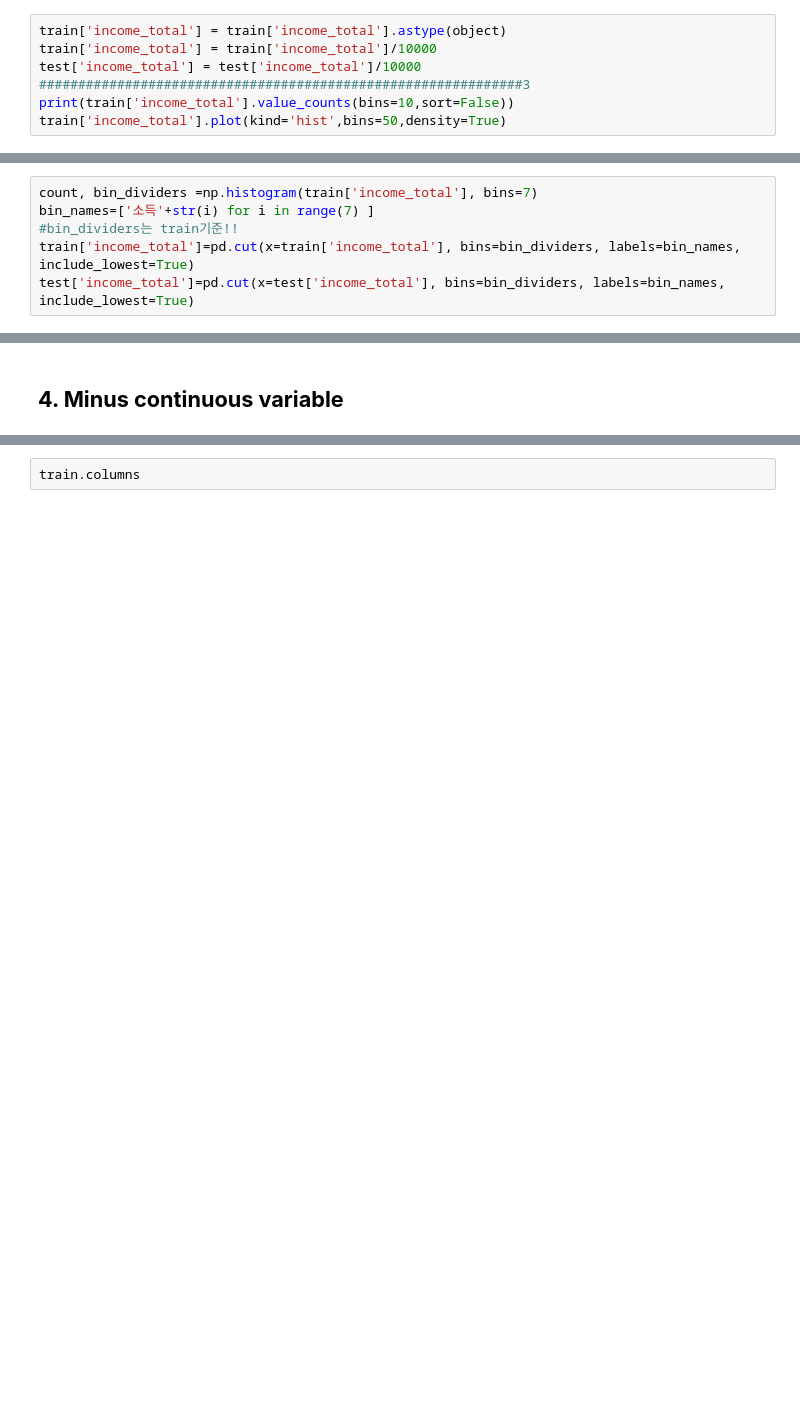
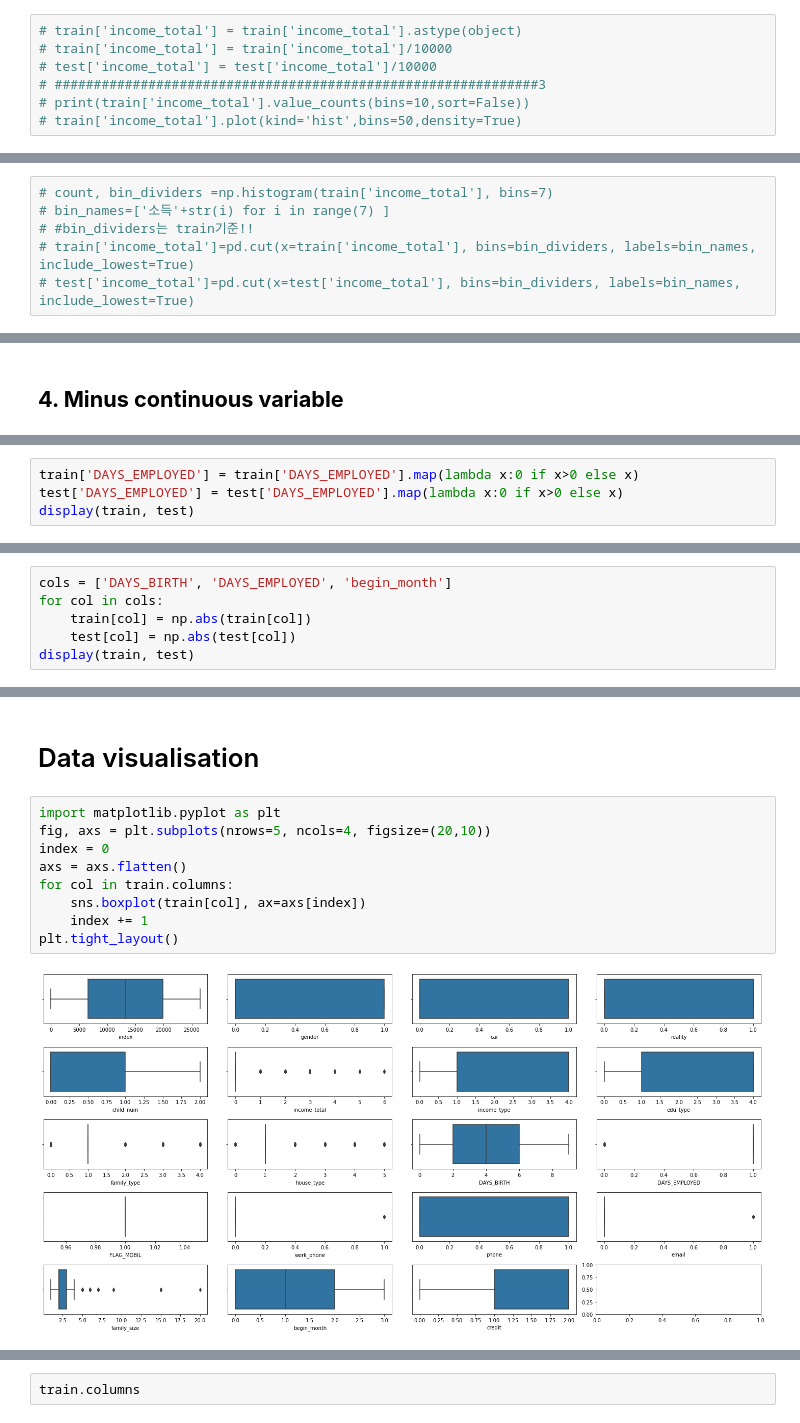
Before and after one commit to Yena-Ahn/Machine-Learning-Study, a Jupyter notebook: credit_card/credit_card_pred.ipynb, the cells around one changed output, grey strips where cells are left out. Drawn from its saved outputs; the diff is of its cells as text; blank space fills up the shorter version.

```diff
--- a/credit_card/credit_card_pred.ipynb
+++ b/credit_card/credit_card_pred.ipynb
@@ -173,12 +253,12 @@ test.loc[test['child_num']>=2, 'child_num']=2
 # %% [markdown]
 ### (2) inc
 # %%
-train['income_total'] = train['income_total'].astype(object)
-train['income_total'] = train['income_total']/10000
-test['income_total'] = test['income_total']/10000
-##############################################################3
-print(train['income_total'].value_counts(bins=10,sort=False))
-train['income_total'].plot(kind='hist',bins=50,density=True)
+# train['income_total'] = train['income_total'].astype(object)
+# train['income_total'] = train['income_total']/10000
+# test['income_total'] = test['income_total']/10000
+# ##############################################################3
+# print(train['income_total'].value_counts(bins=10,sort=False))
+# train['income_total'].plot(kind='hist',bins=50,density=True)
 # %% [output]
 (2.544, 18.18]      16212
 (18.18, 33.66]       8330
@@ -194,8 +274,8 @@ Name: income_total, dtype: int64
 <AxesSubplot:ylabel='Frequency'>
 [figure]
 # %%
-count, bin_dividers =np.histogram(train['income_total'], bins=7)
-bin_names=['소득'+str(i) for i in range(7) ]
-#bin_dividers는 train기준!!
-train['income_total']=pd.cut(x=train['income_total'], bins=bin_dividers, labels=bin_names, include_lowest=True)
-test['income_total']=pd.cut(x=test['income_total'], bins=bin_dividers, labels=bin_names, include_lowest=True)
+# count, bin_dividers =np.histogram(train['income_total'], bins=7)
+# bin_names=['소득'+str(i) for i in range(7) ]
+# #bin_dividers는 train기준!!
+# train['income_total']=pd.cut(x=train['income_total'], bins=bin_dividers, labels=bin_names, include_lowest=True)
+# test['income_total']=pd.cut(x=test['income_total'], bins=bin_dividers, labels=bin_names, include_lowest=True)
@@ -264,0 +362,4 @@ def make_bin(variable, n):
+# %%
+train['DAYS_EMPLOYED'] = train['DAYS_EMPLOYED'].map(lambda x:0 if x>0 else x)
+test['DAYS_EMPLOYED'] = test['DAYS_EMPLOYED'].map(lambda x:0 if x>0 else x)
+display(train, test)
@@ -264,0 +395,6 @@ def make_bin(variable, n):
+# %%
+cols = ['DAYS_BIRTH', 'DAYS_EMPLOYED', 'begin_month']
+for col in cols:
+    train[col] = np.abs(train[col])
+    test[col] = np.abs(test[col])
+display(train, test)
@@ -264,0 +428,13 @@ def make_bin(variable, n):
+# %% [markdown]
+# Data visualisation
+# %%
+import matplotlib.pyplot as plt
+fig, axs = plt.subplots(nrows=5, ncols=4, figsize=(20,10))
+index = 0
+axs = axs.flatten()
+for col in train.columns:
+    sns.boxplot(train[col], ax=axs[index])
+    index += 1
+plt.tight_layout()
+# %% [output]
+[figure, added]
```
Also changed, not shown: parts of 36 cells of this notebook.
